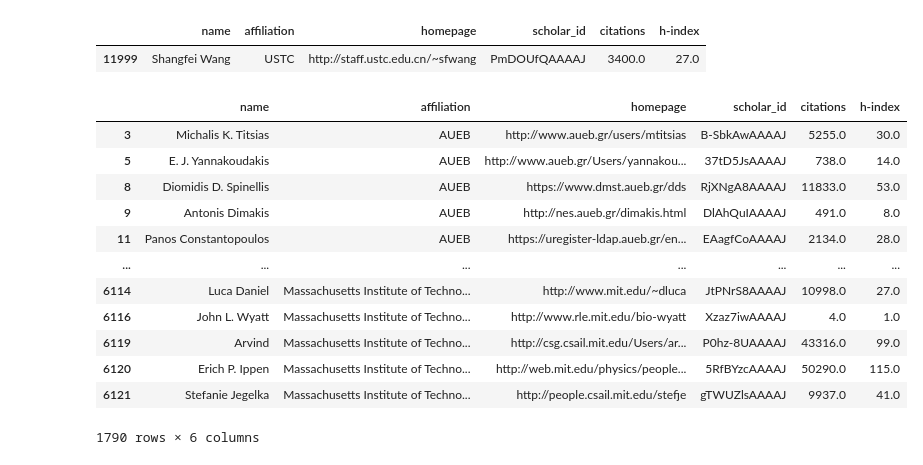
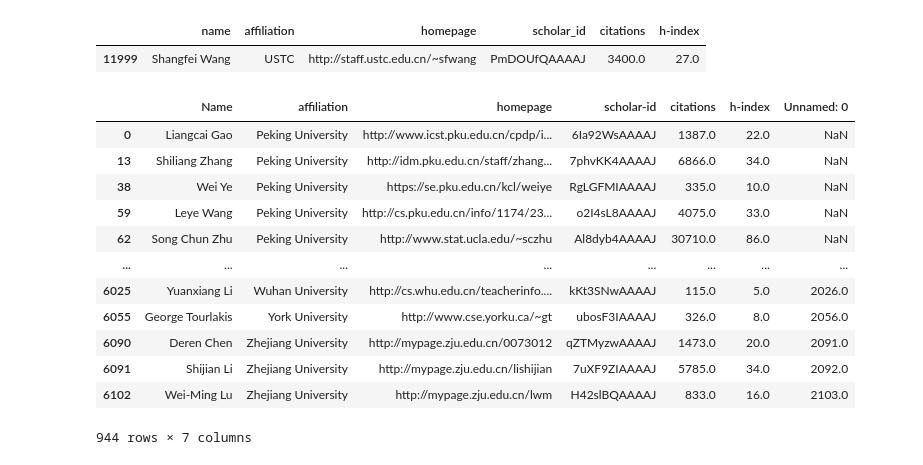
Before and after one commit to ychhatre/csimpact, a Jupyter notebook: code/Untitled1.ipynb, the cells around one changed output. Cells and saved outputs as stored; diff of their text form; code cells hidden in the pictures.

Commit message:
fixed extra column in 8000-20650 data

```diff
--- a/code/Untitled1.ipynb
+++ b/code/Untitled1.ipynb
@@ -191,18 +192,18 @@ data_3.to_csv(os.getcwd().replace('code','') + "/data/replaced_data_8000_20650.c
 # %%
 data4 = pd.read_csv(os.getcwd().replace('code','') + "/data/replaced_data_8000_20650.csv")
 # %%
-data.loc[~pd.isna(data['h-index']) & pd.isna(data4['h-index'])]
+data4.loc[pd.isna(data['h-index']) & ~pd.isna(data4['h-index'])]
 # %% [output]
-|  | name | affiliation | homepage | scholar_id | citations | h-index |
-| 3 | Michalis K. Titsias | AUEB | http://www.aueb.gr/users/mtitsias | B-SbkAwAAAAJ | 5255.0 | 30.0 |
-| 5 | E. J. Yannakoudakis | AUEB | http://www.aueb.gr/Users/yannakou... | 37tD5JsAAAAJ | 738.0 | 14.0 |
-| 8 | Diomidis D. Spinellis | AUEB | https://www.dmst.aueb.gr/dds | RjXNgA8AAAAJ | 11833.0 | 53.0 |
-| 9 | Antonis Dimakis | AUEB | http://nes.aueb.gr/dimakis.html | DlAhQuIAAAAJ | 491.0 | 8.0 |
-| 11 | Panos Constantopoulos | AUEB | https://uregister-ldap.aueb.gr/en... | EAagfCoAAAAJ | 2134.0 | 28.0 |
-| ... | ... | ... | ... | ... | ... | ... |
-| 6114 | Luca Daniel | Massachusetts Institute of Techno... | http://www.mit.edu/~dluca | JtPNrS8AAAAJ | 10998.0 | 27.0 |
-| 6116 | John L. Wyatt | Massachusetts Institute of Techno... | http://www.rle.mit.edu/bio-wyatt | Xzaz7iwAAAAJ | 4.0 | 1.0 |
-| 6119 | Arvind | Massachusetts Institute of Techno... | http://csg.csail.mit.edu/Users/ar... | P0hz-8UAAAAJ | 43316.0 | 99.0 |
-| 6120 | Erich P. Ippen | Massachusetts Institute of Techno... | http://web.mit.edu/physics/people... | 5RfBYzcAAAAJ | 50290.0 | 115.0 |
-| 6121 | Stefanie Jegelka | Massachusetts Institute of Techno... | http://people.csail.mit.edu/stefje | gTWUZlsAAAAJ | 9937.0 | 41.0 |
+|  | Name | affiliation | homepage | scholar-id | citations | h-index | Unnamed: 0 |
+| 0 | Liangcai Gao | Peking University | http://www.icst.pku.edu.cn/cpdp/i... | 6Ia92WsAAAAJ | 1387.0 | 22.0 | NaN |
+| 13 | Shiliang Zhang | Peking University | http://idm.pku.edu.cn/staff/zhang... | 7phvKK4AAAAJ | 6866.0 | 34.0 | NaN |
+| 38 | Wei Ye | Peking University | https://se.pku.edu.cn/kcl/weiye | RgLGFMIAAAAJ | 335.0 | 10.0 | NaN |
+| 59 | Leye Wang | Peking University | http://cs.pku.edu.cn/info/1174/23... | o2I4sL8AAAAJ | 4075.0 | 33.0 | NaN |
+| 62 | Song Chun Zhu | Peking University | http://www.stat.ucla.edu/~sczhu | Al8dyb4AAAAJ | 30710.0 | 86.0 | NaN |
+| ... | ... | ... | ... | ... | ... | ... | ... |
+| 6025 | Yuanxiang Li | Wuhan University | http://cs.whu.edu.cn/teacherinfo.... | kKt3SNwAAAAJ | 115.0 | 5.0 | 2026.0 |
+| 6055 | George Tourlakis | York University | http://www.cse.yorku.ca/~gt | ubosF3IAAAAJ | 326.0 | 8.0 | 2056.0 |
+| 6090 | Deren Chen | Zhejiang University | http://mypage.zju.edu.cn/0073012 | qZTMyzwAAAAJ | 1473.0 | 20.0 | 2091.0 |
+| 6091 | Shijian Li | Zhejiang University | http://mypage.zju.edu.cn/lishijian | 7uXF9ZIAAAAJ | 5785.0 | 34.0 | 2092.0 |
+| 6102 | Wei-Ming Lu | Zhejiang University | http://mypage.zju.edu.cn/lwm | H42slBQAAAAJ | 833.0 | 16.0 | 2103.0 |
-1790 rows × 6 columns
+944 rows × 7 columns
```
Also changed, not shown: parts of 1 cell of this notebook, 2 other files.
